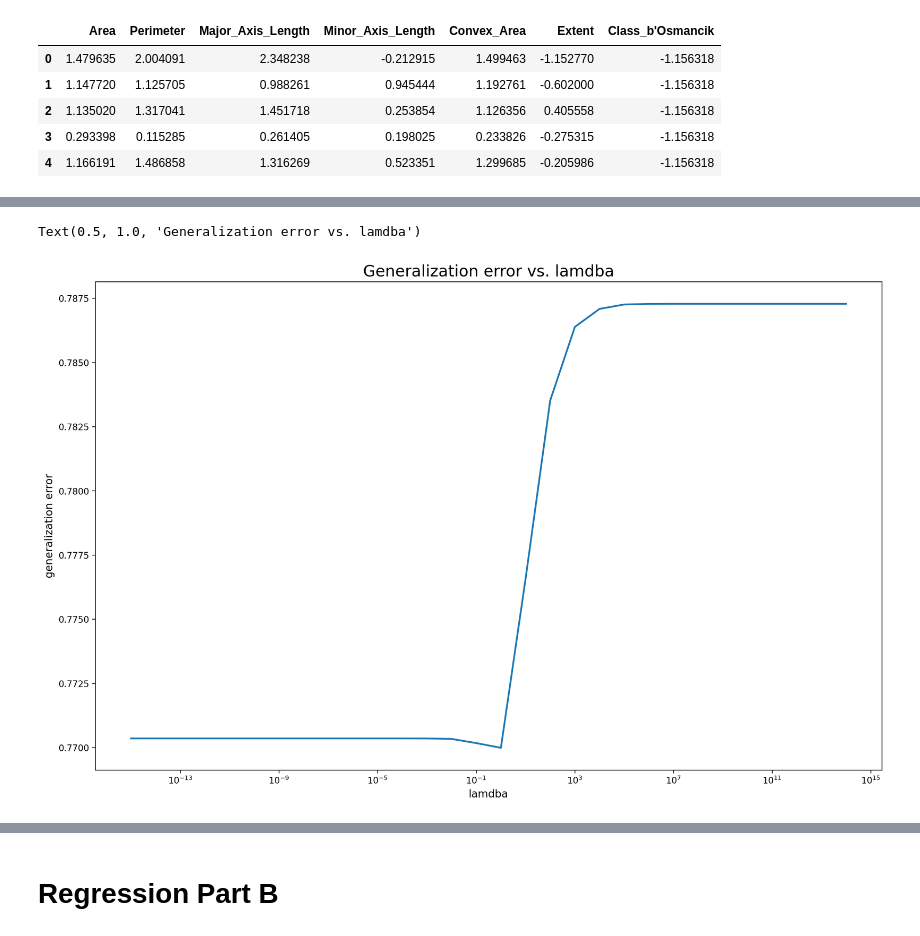
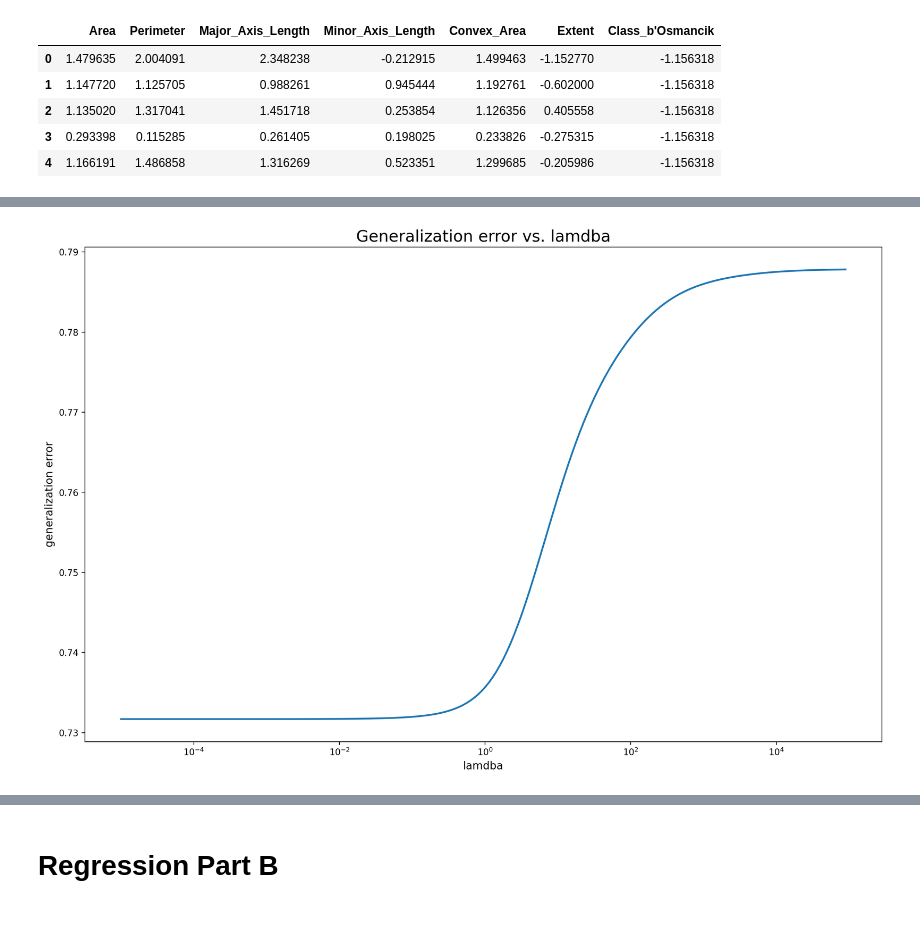
Before and after one commit to y-zhong21/02450project2-group66, a Jupyter notebook: project2.ipynb, the cells around one changed output, grey strips where cells are left out. Drawn from its saved outputs; the diff is of its cells as text; code cells hidden in the pictures.

```diff
--- a/project2.ipynb
+++ b/project2.ipynb
@@ -98,7 +106,7 @@ dtype: float64
 # %%
 # do regularized validation
 K_1a = 10
-lambdas_1a = np.power(10.0, range(-15, 15)) # values of lambda
+lambdas_1a = np.power(10.0, np.arange(-5,5,0.05)) # values of lambda
 # transform pandas dataframe to numpy array
 X_arr = X.values
 # use the package offered by 02450 to compute
@@ -119,10 +139,12 @@ print(test_err_vs_lambda)
 # %%
 # plot figures
 fig_1a, ax_1a = plt.subplots(figsize=(16,10))
 ax_1a.semilogx(lambdas_1a, test_err_vs_lambda , linestyle= '-',linewidth=2,label='o')
 ax_1a.set_xlabel('lamdba',fontsize=12)
 ax_1a.set_ylabel('generalization error',fontsize=12)
 ax_1a.set_title('Generalization error vs. lamdba',fontsize=18)
+# save the figure
+save_path_1a = "../project2_fig/1a.png"
+fig_1a.savefig(save_path_1a, dpi=300)
 # %% [output]
-Text(0.5, 1.0, 'Generalization error vs. lamdba')
-[figure, old version]
+[figure, new version]
```
Also changed, not shown: parts of 6 cells of this notebook.
